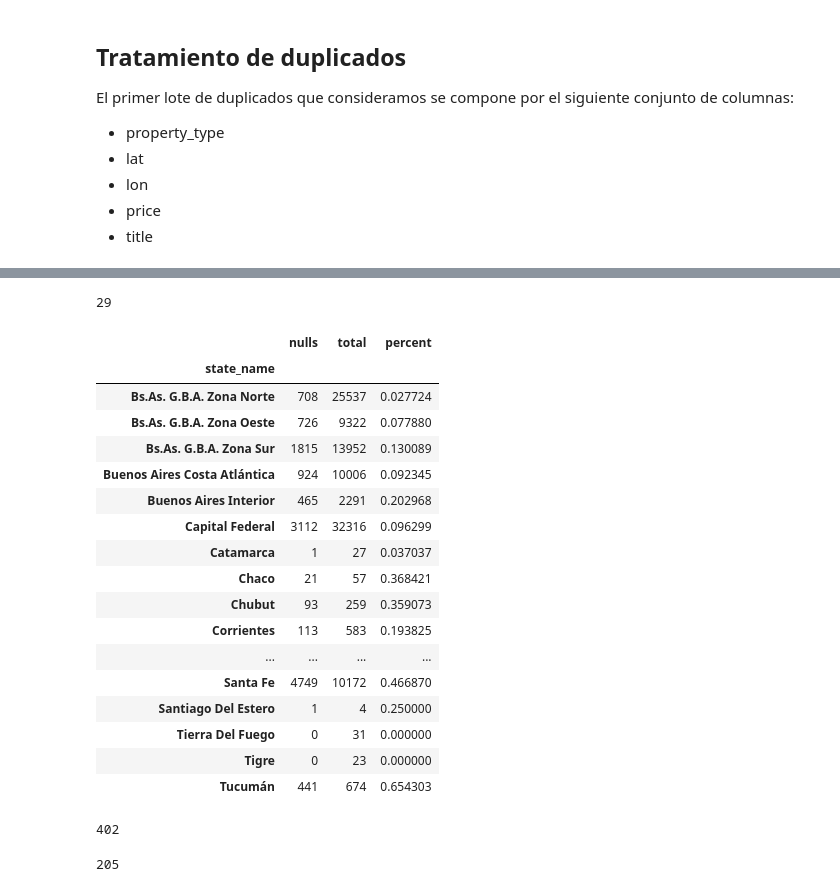
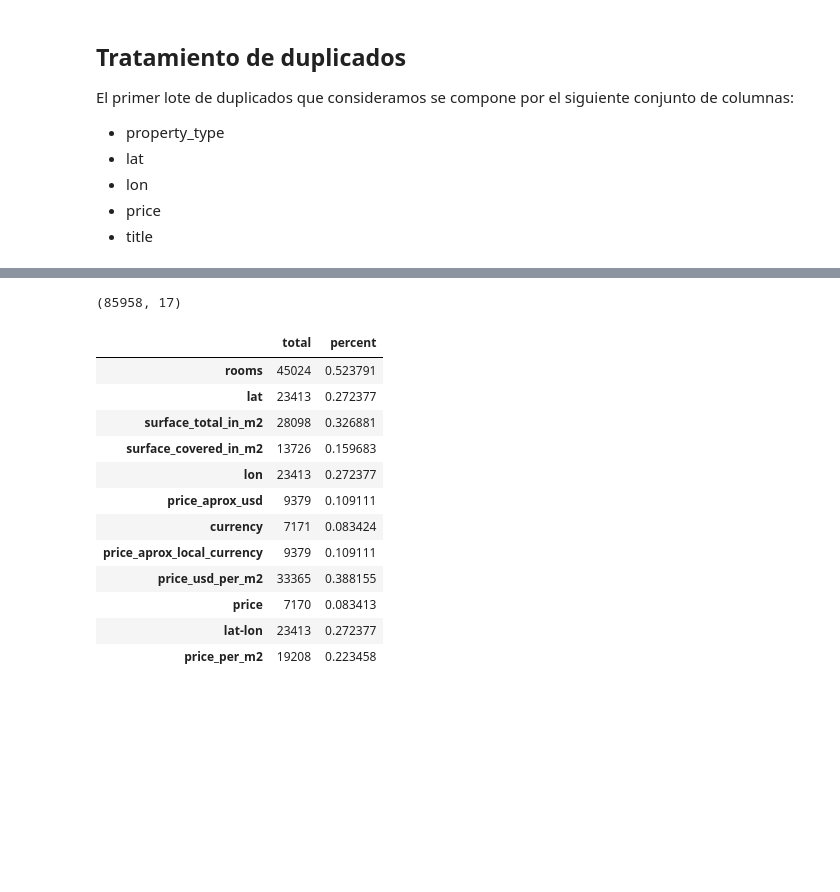
Before and after one commit to DH-DSBLEND-0420-grupo3/desafio-1, a Jupyter notebook: EDA.ipynb, the cells around one changed output, grey strips where cells are left out. Cells and saved outputs as stored; diff of their text form; code cells hidden in the pictures; blank space fills up the shorter version.

Commit message:
added drop duplicates and removed all unused cells

```diff
--- a/EDA.ipynb
+++ b/EDA.ipynb
@@ -316,46 +287,21 @@ place_name_df
-# %%
-# cantidad de estados
-len(pd.unique(data["state_name"]))
-# %% [output]
-29
-# %%
-price_grouped = data.groupby('state_name')['price']
-state_name_isnull = price_grouped.apply(lambda x: x.isnull().sum())
-state_name_counts = price_grouped.apply(lambda x: x.index.size)
-state_name_df = pd.merge(state_name_isnull, state_name_counts, on='state_name')
-state_name_df.columns = ['nulls', 'total']
-state_name_df['percent'] = state_name_df['nulls'] / state_name_df['total']
-
-state_name_df
-# %% [output]
-|  | nulls | total | percent |
-| state_name |  |  |  |
-| Bs.As. G.B.A. Zona Norte | 708 | 25537 | 0.027724 |
-| Bs.As. G.B.A. Zona Oeste | 726 | 9322 | 0.077880 |
-| Bs.As. G.B.A. Zona Sur | 1815 | 13952 | 0.130089 |
-| Buenos Aires Costa Atlántica | 924 | 10006 | 0.092345 |
-| Buenos Aires Interior | 465 | 2291 | 0.202968 |
-| Capital Federal | 3112 | 32316 | 0.096299 |
-| Catamarca | 1 | 27 | 0.037037 |
-| Chaco | 21 | 57 | 0.368421 |
-| Chubut | 93 | 259 | 0.359073 |
-| Corrientes | 113 | 583 | 0.193825 |
-| ... | ... | ... | ... |
-| Santa Fe | 4749 | 10172 | 0.466870 |
-| Santiago Del Estero | 1 | 4 | 0.250000 |
-| Tierra Del Fuego | 0 | 31 | 0.000000 |
-| Tigre | 0 | 23 | 0.000000 |
-| Tucumán | 441 | 674 | 0.654303 |
-# %%
-len(pd.unique(data[(data['state_name'] == 'Bs.As. G.B.A. Zona Norte') & (data['price'].isnull())]['title']))
-# %% [output]
-402
-# %%
-def percent_of_null_by(target, groupby, df, umbral=0.0, strict=False):
-    result = df.groupby(groupby)[target]
-    result = result.apply(lambda x: x.isnull().sum() / x.index.size)
-    return result[result > umbral] if strict else result[result >= umbral]
-
-len(percent_of_null_by('price', 'place_name', data, 0.5))
-# %% [output]
-205
+# %%
+data = data.drop_duplicates(subset=('property_type', 'lat', 'lon', 'price', 'place_name'), keep='first')
+data.shape
+# %% [output]
+(85958, 17)
+# %%
+show_null_distribution(data)
+# %% [output]
+|  | total | percent |
+| rooms | 45024 | 0.523791 |
+| lat | 23413 | 0.272377 |
+| surface_total_in_m2 | 28098 | 0.326881 |
+| surface_covered_in_m2 | 13726 | 0.159683 |
+| lon | 23413 | 0.272377 |
+| price_aprox_usd | 9379 | 0.109111 |
+| currency | 7171 | 0.083424 |
+| price_aprox_local_currency | 9379 | 0.109111 |
+| price_usd_per_m2 | 33365 | 0.388155 |
+| price | 7170 | 0.083413 |
+| lat-lon | 23413 | 0.272377 |
+| price_per_m2 | 19208 | 0.223458 |
```
Also changed, not shown: parts of 4 cells of this notebook.
